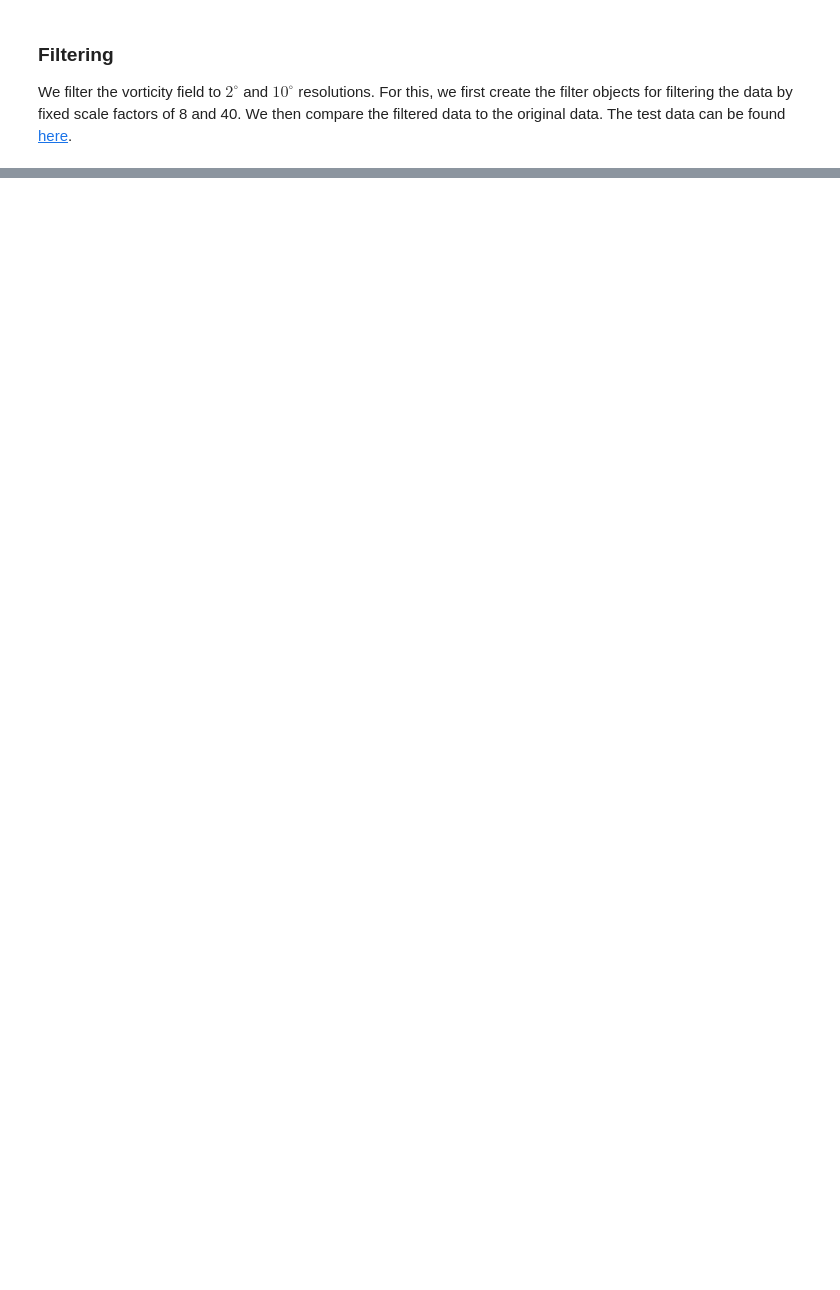
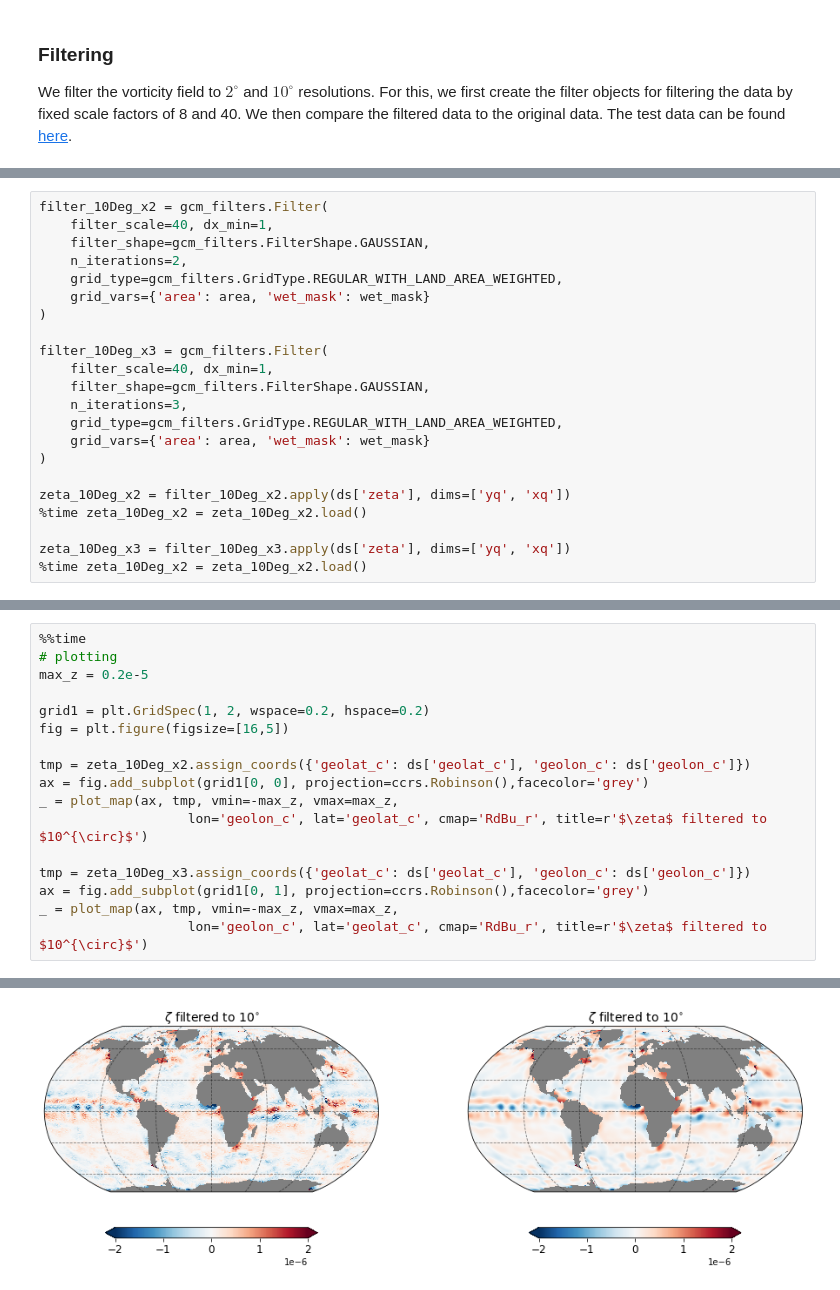
Before and after one commit to ocean-eddy-cpt/gcm-filters, a Jupyter notebook: docs/examples/example_numerical_instability.ipynb, the cells around one changed output, grey strips where cells are left out. Drawn from its saved outputs; the diff is of its cells as text; blank space fills up the shorter version.

```diff
--- a/docs/examples/example_numerical_instability.ipynb
+++ b/docs/examples/example_numerical_instability.ipynb
@@ -124,0 +162,22 @@ As shown below, we first coarsen the data by taking the mean over consecutive fo
+# %%
+filter_10Deg_x2 = gcm_filters.Filter(
+    filter_scale=40, dx_min=1,
+    filter_shape=gcm_filters.FilterShape.GAUSSIAN,
+    n_iterations=2,
+    grid_type=gcm_filters.GridType.REGULAR_WITH_LAND_AREA_WEIGHTED,
+    grid_vars={'area': area, 'wet_mask': wet_mask}
+)
+
+filter_10Deg_x3 = gcm_filters.Filter(
+    filter_scale=40, dx_min=1,
+    filter_shape=gcm_filters.FilterShape.GAUSSIAN,
+    n_iterations=3,
+    grid_type=gcm_filters.GridType.REGULAR_WITH_LAND_AREA_WEIGHTED,
+    grid_vars={'area': area, 'wet_mask': wet_mask}
+)
+
+zeta_10Deg_x2 = filter_10Deg_x2.apply(ds['zeta'], dims=['yq', 'xq'])
+%time zeta_10Deg_x2 = zeta_10Deg_x2.load()
+
+zeta_10Deg_x3 = filter_10Deg_x3.apply(ds['zeta'], dims=['yq', 'xq'])
+%time zeta_10Deg_x2 = zeta_10Deg_x2.load()
@@ -124,0 +189,18 @@ As shown below, we first coarsen the data by taking the mean over consecutive fo
+# %%
+%%time
+# plotting
+max_z = 0.2e-5
+
+grid1 = plt.GridSpec(1, 2, wspace=0.2, hspace=0.2)
+fig = plt.figure(figsize=[16,5])
+
+tmp = zeta_10Deg_x2.assign_coords({'geolat_c': ds['geolat_c'], 'geolon_c': ds['geolon_c']})
+ax = fig.add_subplot(grid1[0, 0], projection=ccrs.Robinson(),facecolor='grey')
+_ = plot_map(ax, tmp, vmin=-max_z, vmax=max_z,
+                   lon='geolon_c', lat='geolat_c', cmap='RdBu_r', title=r'$\zeta$ filtered to $10^{\circ}$')
+
+tmp = zeta_10Deg_x3.assign_coords({'geolat_c': ds['geolat_c'], 'geolon_c': ds['geolon_c']})
+ax = fig.add_subplot(grid1[0, 1], projection=ccrs.Robinson(),facecolor='grey')
+_ = plot_map(ax, tmp, vmin=-max_z, vmax=max_z,
+                   lon='geolon_c', lat='geolat_c', cmap='RdBu_r', title=r'$\zeta$ filtered to $10^{\circ}$')
+# %% [output]
@@ -124,0 +209 @@ As shown below, we first coarsen the data by taking the mean over consecutive fo
+[figure, added]
```
Also changed, not shown: parts of 20 cells of this notebook.
